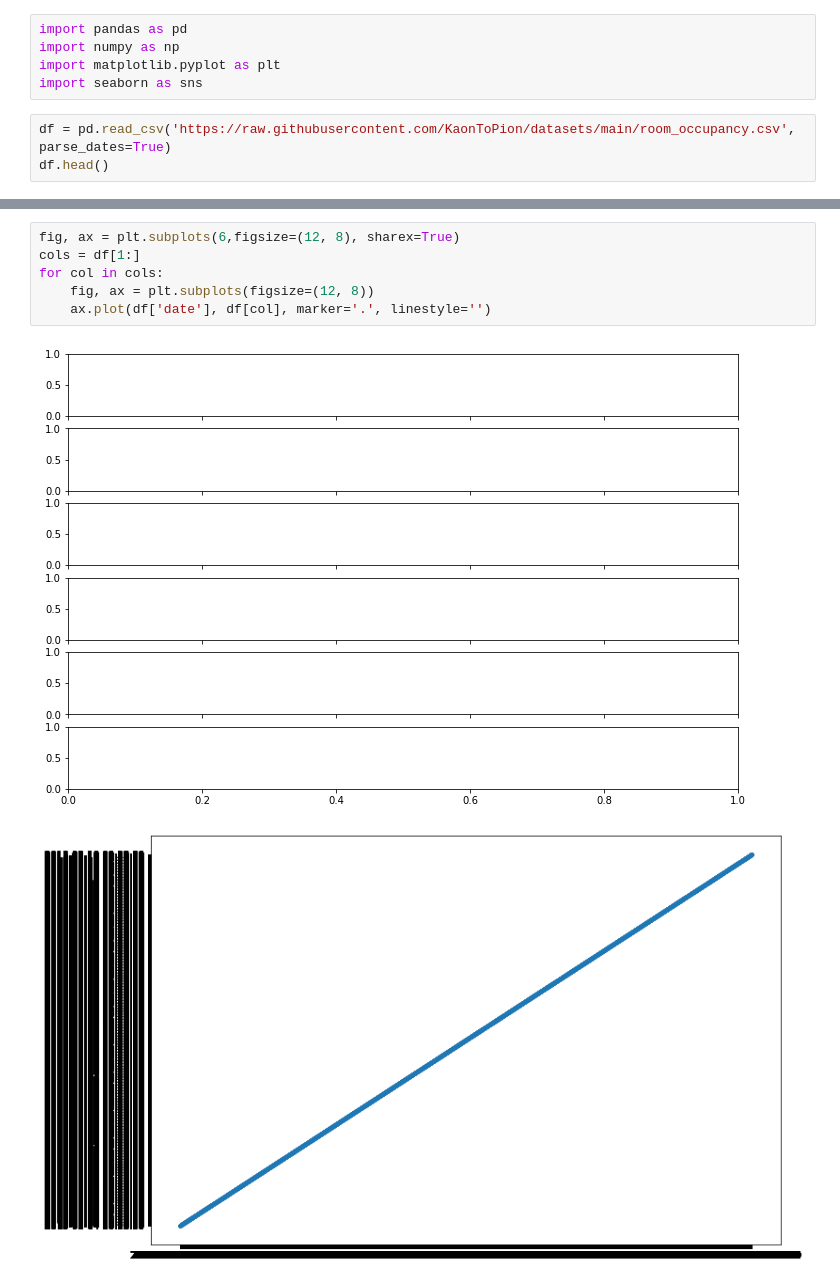
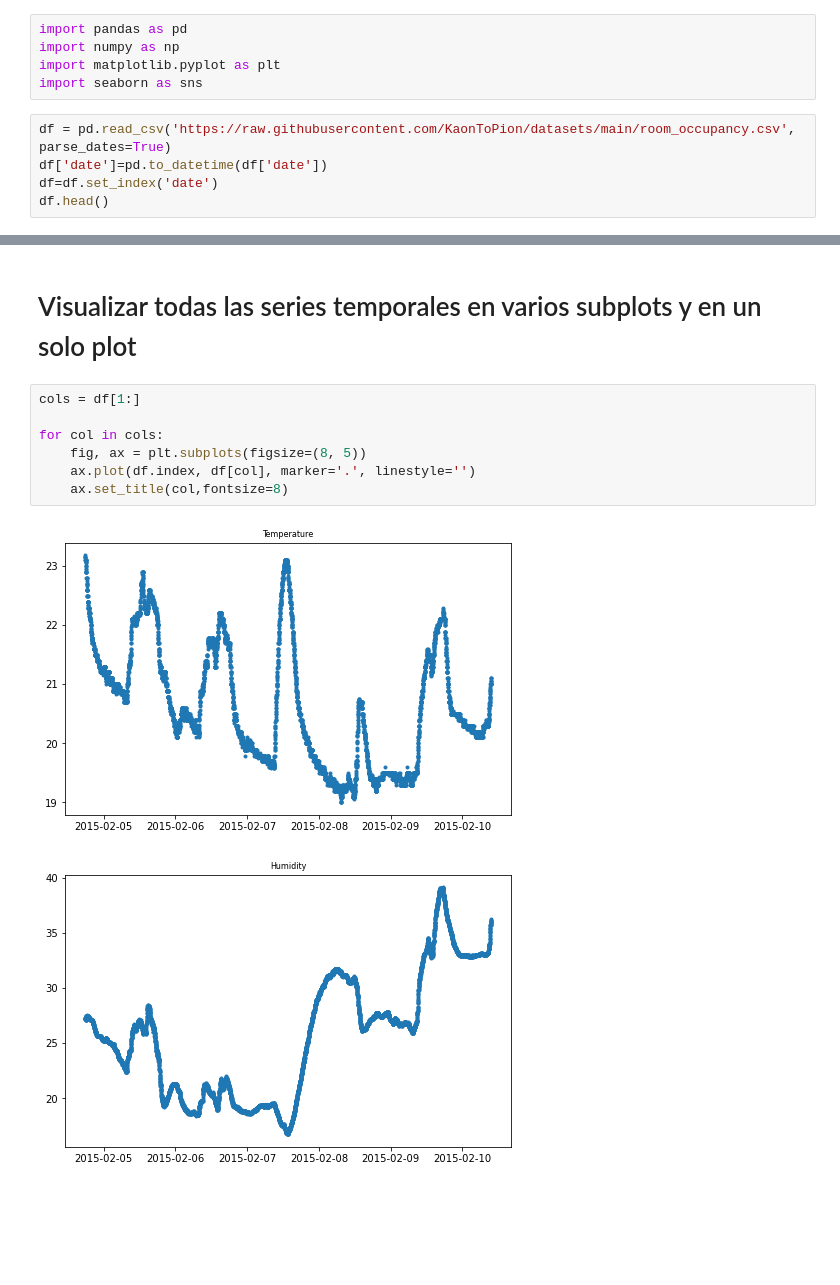
Before and after one commit to jorgegmartin/Master_Data_Science, a Jupyter notebook: 07_Visualization_with_Python/03_Extra.ipynb, the cells around one changed output, grey strips where cells are left out. Drawn from its saved outputs; the diff is of its cells as text; blank space fills up the shorter version.

```diff
--- a/07_Visualization_with_Python/03_Extra.ipynb
+++ b/07_Visualization_with_Python/03_Extra.ipynb
@@ -5,5 +5,7 @@ import matplotlib.pyplot as plt
 import seaborn as sns
 # %%
 df = pd.read_csv('https://raw.githubusercontent.com/KaonToPion/datasets/main/room_occupancy.csv', parse_dates=True)
+df['date']=pd.to_datetime(df['date'])
+df=df.set_index('date')
 df.head()
 # %% [output]
@@ -16,9 +19,12 @@ df.head()
+# %% [markdown]
+# Visualizar todas las series temporales en varios subplots y en un solo plot
 # %%
-fig, ax = plt.subplots(6,figsize=(12, 8), sharex=True)
 cols = df[1:]
+
 for col in cols:
-    fig, ax = plt.subplots(figsize=(12, 8))
-    ax.plot(df['date'], df[col], marker='.', linestyle='')
+    fig, ax = plt.subplots(figsize=(8, 5))
+    ax.plot(df.index, df[col], marker='.', linestyle='')
+    ax.set_title(col,fontsize=8)
 # %% [output]
-[figure, old version]
+[figure, new version]
-[figure, old version]
+[figure, new version]
```
Also changed, not shown: parts of 5 cells of this notebook.
